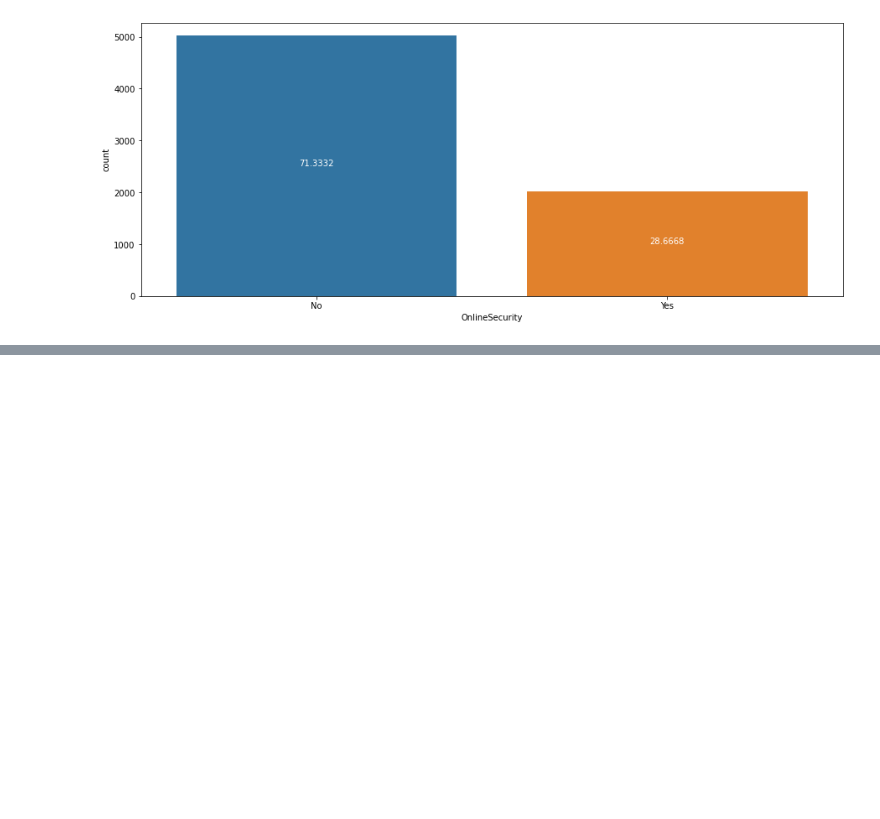
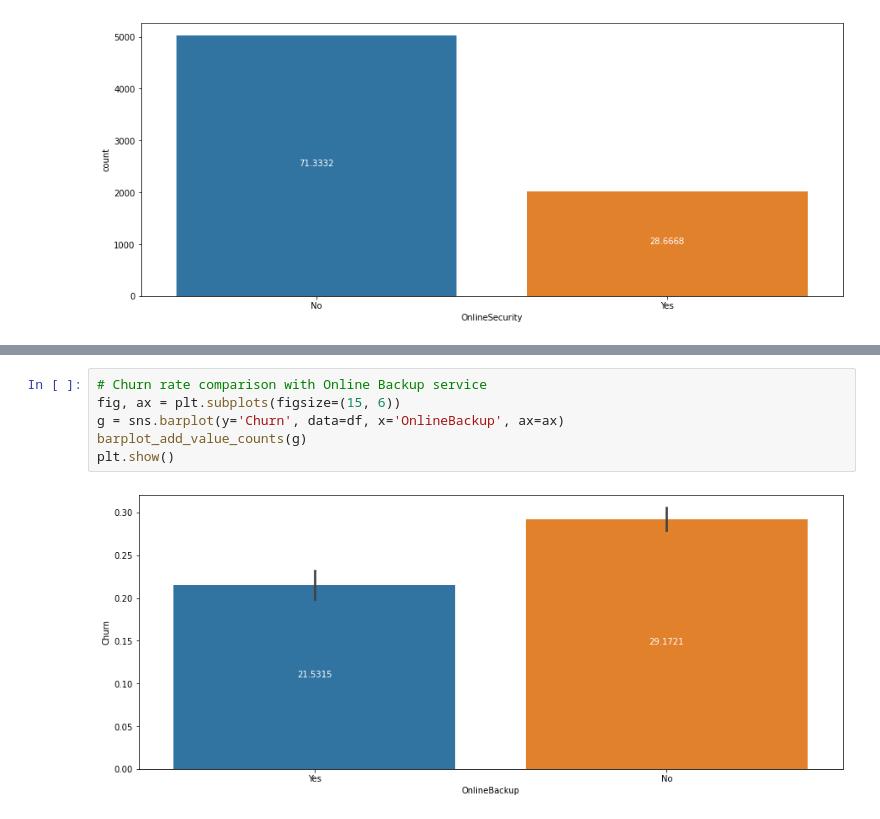
Before and after one commit to atalebizadeh/Examples, a Jupyter notebook: Churn Prediction/Churn Prediction.ipynb, the cells around one changed output, grey strips where cells are left out. Drawn from its saved outputs; the diff is of its cells as text; blank space fills up the shorter version.

```diff
--- a/Churn Prediction/Churn Prediction.ipynb
+++ b/Churn Prediction/Churn Prediction.ipynb
@@ -266,0 +280,8 @@ plt.show()
+# %%
+# Churn rate comparison with Online Backup service
+fig, ax = plt.subplots(figsize=(15, 6))
+g = sns.barplot(y='Churn', data=df, x='OnlineBackup', ax=ax)
+barplot_add_value_counts(g)
+plt.show()
+# %% [output]
+[figure, added]
```
Also changed, not shown: parts of 10 cells of this notebook.
